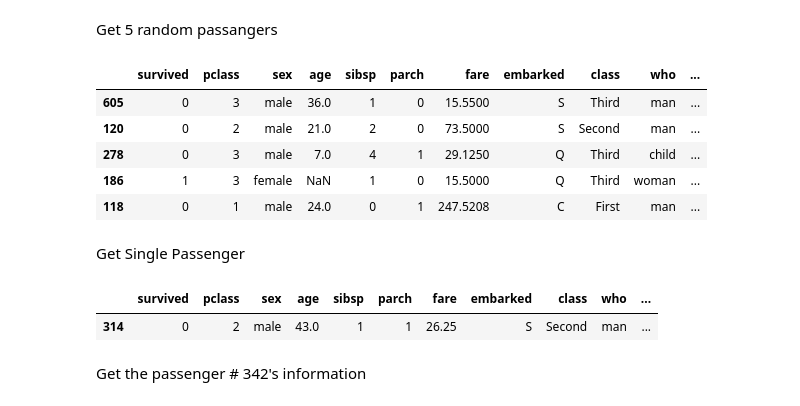
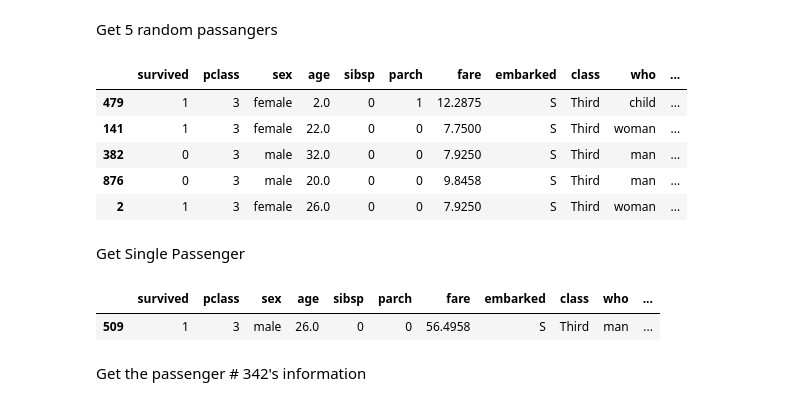
Before and after one commit to JA-Acosta/PandasCourse, a Jupyter notebook: questions.ipynb, the cells around one changed output. Drawn from its saved outputs; the diff is of its cells as text; code cells hidden in the pictures.

```diff
--- a/questions.ipynb
+++ b/questions.ipynb
@@ -88,21 +74,19 @@ titanic.tail()
 # %% [markdown]
 Get 5 random passangers
 # %%
-titanic.sample(5)
 # %% [output]
 |  | survived | pclass | sex | age | sibsp | parch | fare | embarked | class | who | ... |
-| 605 | 0 | 3 | male | 36.0 | 1 | 0 | 15.5500 | S | Third | man | ... |
-| 120 | 0 | 2 | male | 21.0 | 2 | 0 | 73.5000 | S | Second | man | ... |
-| 278 | 0 | 3 | male | 7.0 | 4 | 1 | 29.1250 | Q | Third | child | ... |
-| 186 | 1 | 3 | female | NaN | 1 | 0 | 15.5000 | Q | Third | woman | ... |
-| 118 | 0 | 1 | male | 24.0 | 0 | 1 | 247.5208 | C | First | man | ... |
+| 479 | 1 | 3 | female | 2.0 | 0 | 1 | 12.2875 | S | Third | child | ... |
+| 141 | 1 | 3 | female | 22.0 | 0 | 0 | 7.7500 | S | Third | woman | ... |
+| 382 | 0 | 3 | male | 32.0 | 0 | 0 | 7.9250 | S | Third | man | ... |
+| 876 | 0 | 3 | male | 20.0 | 0 | 0 | 9.8458 | S | Third | man | ... |
+| 2 | 1 | 3 | female | 26.0 | 0 | 0 | 7.9250 | S | Third | woman | ... |
 # %% [markdown]
 Get Single Passenger
 # %%
-titanic.sample()
 # %% [output]
 |  | survived | pclass | sex | age | sibsp | parch | fare | embarked | class | who | ... |
-| 314 | 0 | 2 | male | 43.0 | 1 | 1 | 26.25 | S | Second | man | ... |
+| 509 | 1 | 3 | male | 26.0 | 0 | 0 | 56.4958 | S | Third | man | ... |
 # %% [markdown]
 Get the passenger # 342's information
 # %%
```
Also changed, not shown: parts of 36 cells of this notebook, 1 other file.
